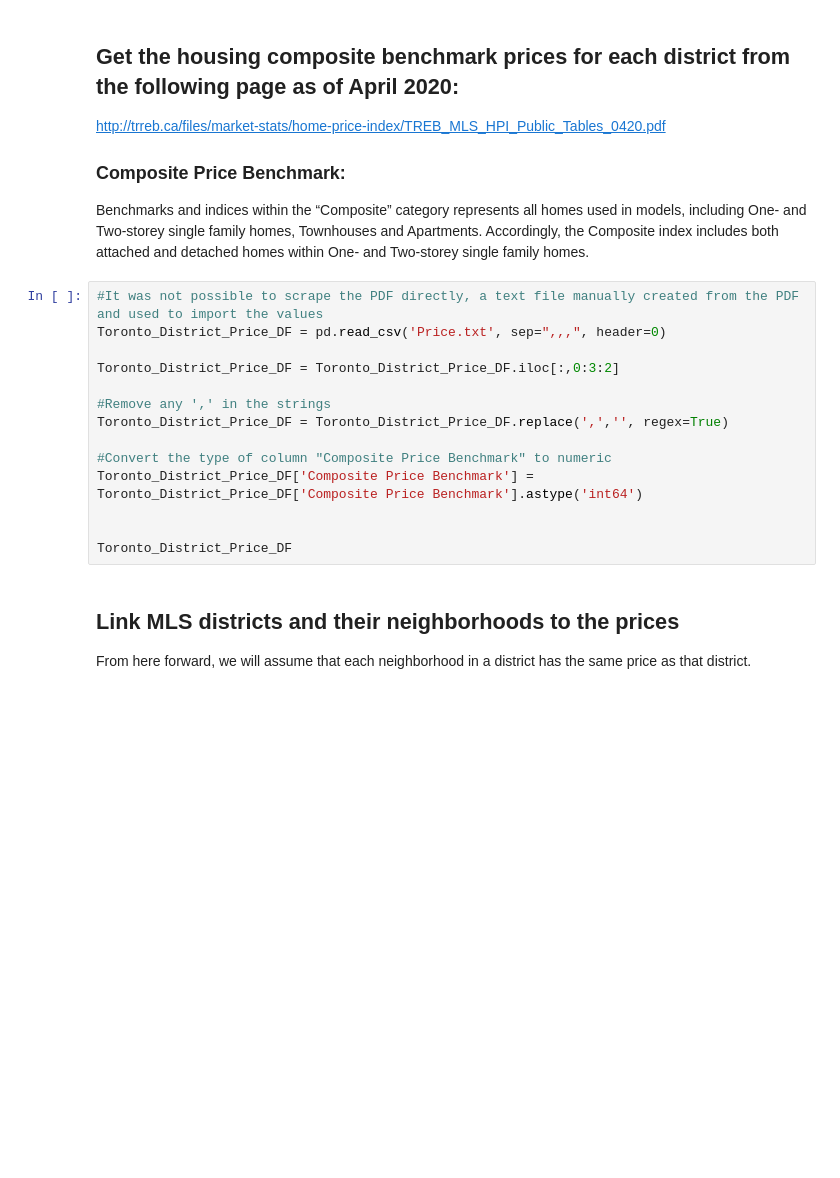
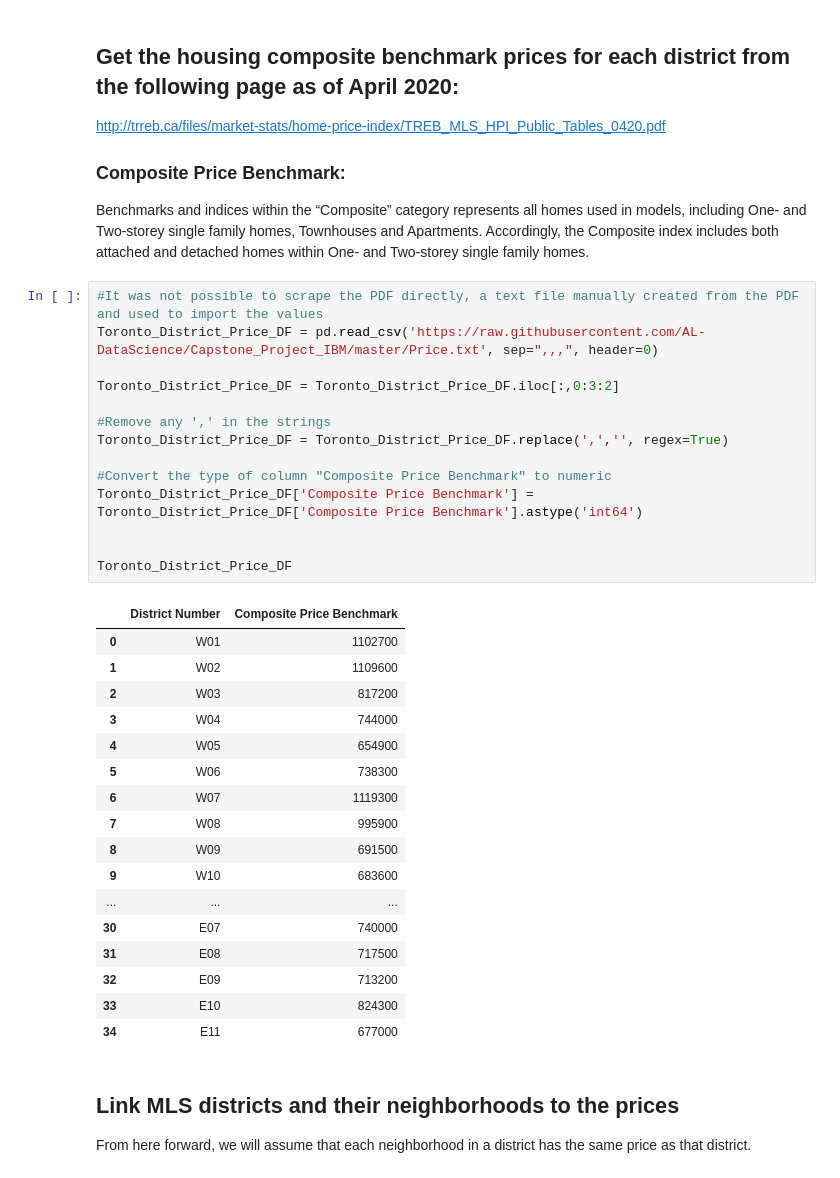
Before and after one commit to AL-DataScience/Capstone_Project_IBM, a Jupyter notebook: Course9_Capstone_Project.ipynb, the cells around one changed output. Saved outputs shown, nothing was run; the diff lists cells and outputs as text; blank space fills up the shorter version.

```diff
--- a/Course9_Capstone_Project.ipynb
+++ b/Course9_Capstone_Project.ipynb
@@ -217,18 +292,36 @@ Composite index includes both attached and detached homes within One- and Two-st
 homes.
 # %%
 #It was not possible to scrape the PDF directly, a text file manually created from the PDF and used to import the values
-Toronto_District_Price_DF = pd.read_csv('Price.txt', sep=",,,", header=0)
+Toronto_District_Price_DF = pd.read_csv('https://raw.githubusercontent.com/AL-DataScience/Capstone_Project_IBM/master/Price.txt', sep=",,,", header=0)
 
 Toronto_District_Price_DF = Toronto_District_Price_DF.iloc[:,0:3:2]
 
 #Remove any ',' in the strings
 Toronto_District_Price_DF = Toronto_District_Price_DF.replace(',','', regex=True)
 
 #Convert the type of column "Composite Price Benchmark" to numeric
 Toronto_District_Price_DF['Composite Price Benchmark'] = Toronto_District_Price_DF['Composite Price Benchmark'].astype('int64')
 
 
 Toronto_District_Price_DF
+# %% [output]
+|  | District Number | Composite Price Benchmark |
+| 0 | W01 | 1102700 |
+| 1 | W02 | 1109600 |
+| 2 | W03 | 817200 |
+| 3 | W04 | 744000 |
+| 4 | W05 | 654900 |
+| 5 | W06 | 738300 |
+| 6 | W07 | 1119300 |
+| 7 | W08 | 995900 |
+| 8 | W09 | 691500 |
+| 9 | W10 | 683600 |
+| ... | ... | ... |
+| 30 | E07 | 740000 |
+| 31 | E08 | 717500 |
+| 32 | E09 | 713200 |
+| 33 | E10 | 824300 |
+| 34 | E11 | 677000 |
 # %% [markdown]
 ## Link MLS districts and their neighborhoods to the prices
 From here forward, we will assume that each neighborhood in a district has the same price as that district.
```
Also changed, not shown: parts of 15 cells of this notebook.
